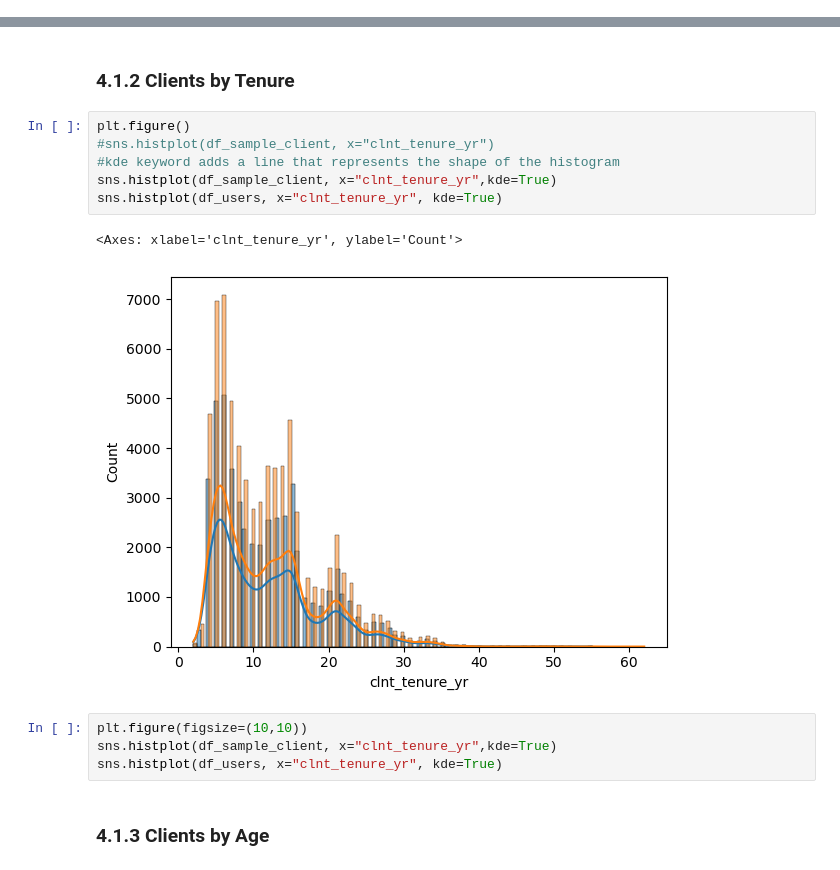
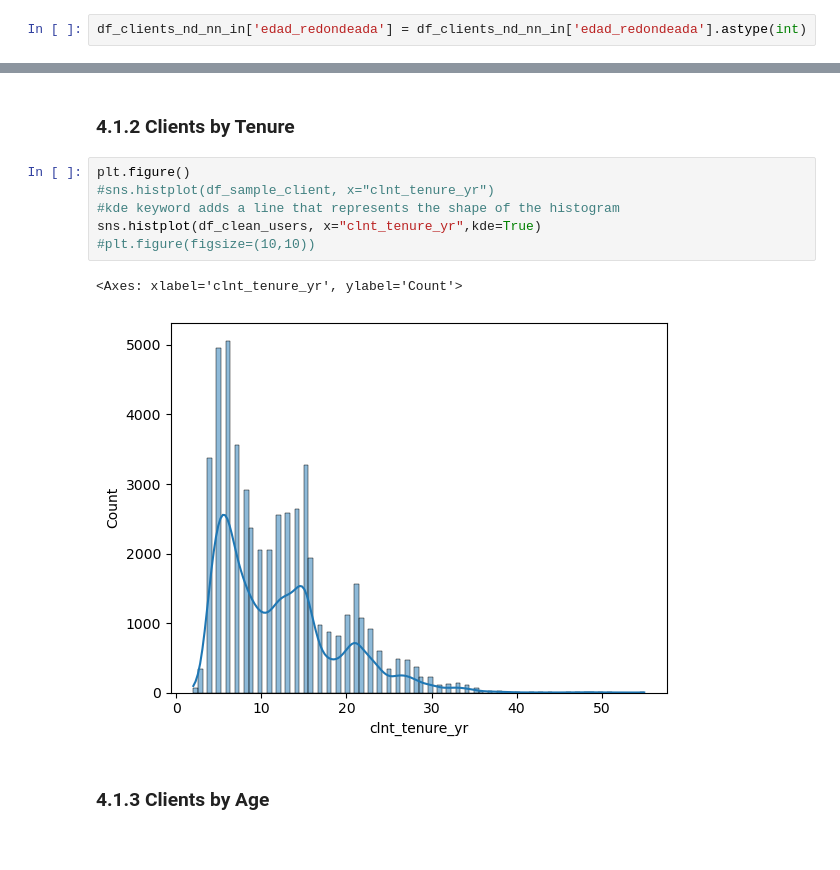
Before and after one commit to davidmoreno-gh/Vanguard-AB-Testing, a Jupyter notebook: 1. main.ipynb, the cells around one changed output, grey strips where cells are left out. Saved outputs shown, nothing was run; the diff lists cells and outputs as text.

```diff
--- a/1. main.ipynb
+++ b/1. main.ipynb
@@ -348,3 +488,5 @@ df_clients_nd_nn_in['edad_redondeada'] = df_clients_nd_nn_in['clnt_age'].round()
+# %%
+df_clients_nd_nn_in['edad_redondeada'] = df_clients_nd_nn_in['edad_redondeada'].astype(int)
 # %% [markdown]
 Let's graph ages
 # %%
@@ -739,16 +874,12 @@ plt.show()
 # %%
 plt.figure()
 #sns.histplot(df_sample_client, x="clnt_tenure_yr")
 #kde keyword adds a line that represents the shape of the histogram
-sns.histplot(df_sample_client, x="clnt_tenure_yr",kde=True)
-sns.histplot(df_users, x="clnt_tenure_yr", kde=True)
+sns.histplot(df_clean_users, x="clnt_tenure_yr",kde=True)
+#plt.figure(figsize=(10,10))
 # %% [output]
 <Axes: xlabel='clnt_tenure_yr', ylabel='Count'>
-[figure, old version]
+[figure, new version]
-# %%
-plt.figure(figsize=(10,10))
-sns.histplot(df_sample_client, x="clnt_tenure_yr",kde=True)
-sns.histplot(df_users, x="clnt_tenure_yr", kde=True)
 # %% [markdown]
 ### 4.1.3 Clients by Age
 # %%
```
Also changed, not shown: parts of 44 cells of this notebook, 2 other files.
